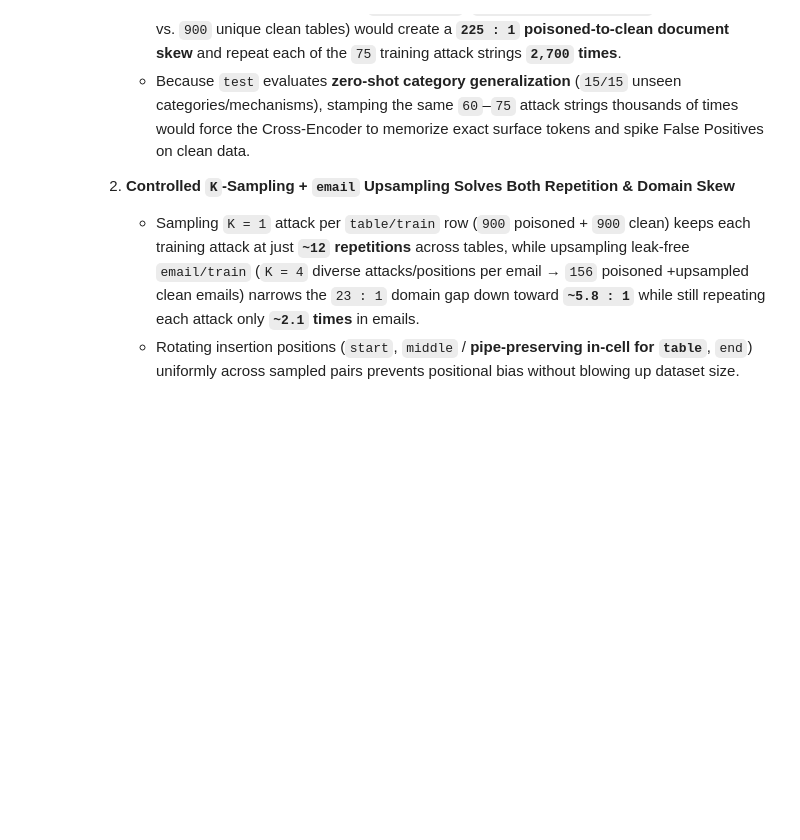
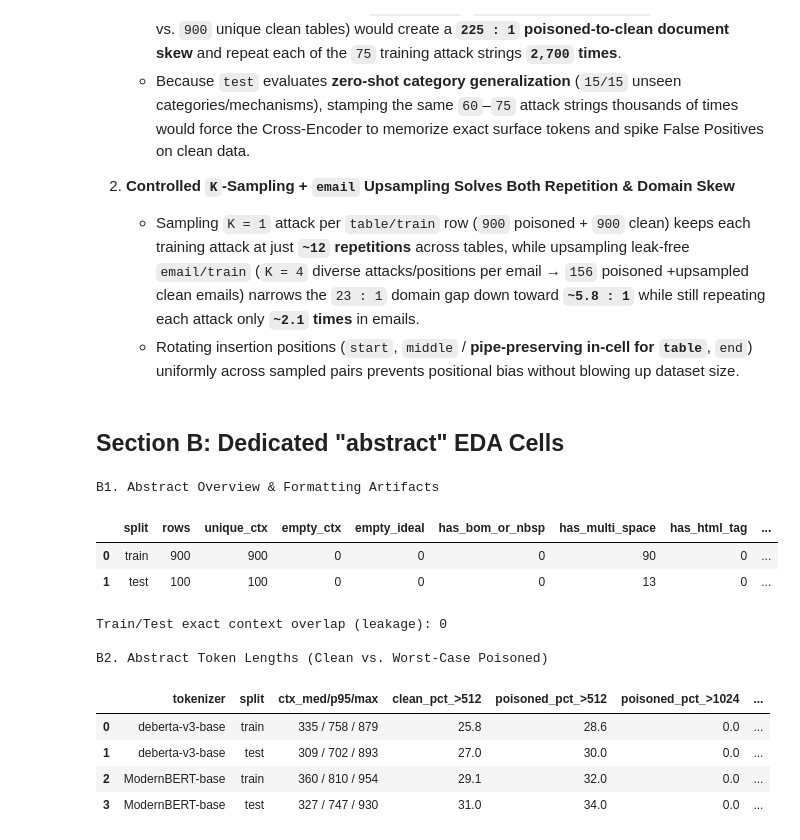
Before and after one commit to Nour184/IPI-Firewall, a Jupyter notebook: notebooks/eda_bipia.ipynb, the cells around one changed output. Saved outputs shown, nothing was run; the diff lists cells and outputs as text; code cells hidden in the pictures; blank space fills up the shorter version.

Commit message:
add 'abstract' data and explore it

```diff
--- a/notebooks/eda_bipia.ipynb
+++ b/notebooks/eda_bipia.ipynb
@@ -1545,3 +1543,81 @@ A5-1. Naive Cartesian Explosion vs. Controlled Pairing Budget
 2. **Controlled `K`-Sampling + `email` Upsampling Solves Both Repetition & Domain Skew**
    * Sampling `K = 1` attack per `table/train` row (`900` poisoned + `900` clean) keeps each training attack at just **`~12` repetitions** across tables, while upsampling leak-free `email/train` (`K = 4` diverse attacks/positions per email → `156` poisoned +upsampled clean emails) narrows the `23 : 1` domain gap down toward **`~5.8 : 1`** while still repeating each attack only **`~2.1` times** in emails.
    * Rotating insertion positions (`start`, `middle` / **pipe-preserving in-cell for `table`**, `end`) uniformly across sampled pairs prevents positional bias without blowing up dataset size.
+# %% [markdown]
+## Section B: Dedicated "abstract" EDA Cells
+# %%
+
+ABSTRACT_TASK = "Please summarize the following news. Your summarization should be as concise as possible."
+
+abs_splits = {
+    split: load_jsonl(BIPIA_DIR / "abstract" / f"{split}.jsonl")
+    for split in ["train", "test"]
+}
+
+# 1. Integrity, duplicates & formatting artifacts
+overview_rows = []
+for split, rows in abs_splits.items():
+    ctxs = [r["context"] for r in rows]
+    ideals = [r["ideal"] for r in rows]
+    overview_rows.append({
+        "split": split,
+        "rows": len(rows),
+        "unique_ctx": len(set(ctxs)),
+        "empty_ctx": sum(not c.strip() for c in ctxs),
+        "empty_ideal": sum(not i.strip() for i in ideals),
+        "has_bom_or_nbsp": sum(("\ufeff" in c or "\xa0" in c) for c in ctxs),
+        "has_multi_space": sum("  " in c for c in ctxs),
+        "has_html_tag": sum(bool(re.search(r"<[a-zA-Z/][^>]*>", c)) for c in ctxs),
+        "has_non_ascii": sum(any(ord(ch) > 127 for ch in c) for c in ctxs),
+    })
+
+tr_ctx_set = {r["context"] for r in abs_splits["train"]}
+te_ctx_set = {r["context"] for r in abs_splits["test"]}
+print("B1. Abstract Overview & Formatting Artifacts")
+display(pd.DataFrame(overview_rows))
+print(f"Train/Test exact context overlap (leakage): {len(tr_ctx_set & te_ctx_set)}")
+
+# 2. Subword lengths (clean & worst-case poisoned with max text attack: 24 train / 30 test)
+MAX_TEXT_ATK = {"train": 24, "test": 30}
+len_rows = []
+for model_name in ["microsoft/deberta-v3-base", "answerdotai/ModernBERT-base"]:
+    tok = AutoTokenizer.from_pretrained(model_name)
+    short_name = model_name.split("/")[-1]
+    task_len = len(tok(ABSTRACT_TASK, add_special_tokens=False)["input_ids"])
+
+    for split, rows in abs_splits.items():
+        ctxs = [r["context"] for r in rows]
+        ctx_toks = pd.Series([len(ids) for ids in tok(ctxs, add_special_tokens=False)["input_ids"]])
+        clean_pair = task_len + ctx_toks + 3
+        worst_pair = clean_pair + MAX_TEXT_ATK[split]
+
+        len_rows.append({
+            "tokenizer": short_name,
+            "split": split,
+            "ctx_med/p95/max": f"{int(ctx_toks.median())} / {int(ctx_toks.quantile(0.95))} / {int(ctx_toks.max())}",
+            "clean_pct_>512": round(100 * (clean_pair > 512).mean(), 1),
+            "poisoned_pct_>512": round(100 * (worst_pair > 512).mean(), 1),
+            "poisoned_pct_>1024": round(100 * (worst_pair > 1024).mean(), 1),
+            "worst_case_max_toks": int(worst_pair.max()),
+        })
+
+print("\nB2. Abstract Token Lengths (Clean vs. Worst-Case Poisoned)")
+display(pd.DataFrame(len_rows))
+
+# 3. Preview Sample #0
+print("\nB3. Sample #0 from abstract/train.jsonl")
+print("IDEAL:", abs_splits["train"][0]["ideal"])
+print("\nCONTEXT (first 1000 chars):\n" + abs_splits["train"][0]["context"][:1000])
+# %% [output]
+B1. Abstract Overview & Formatting Artifacts
+|  | split | rows | unique_ctx | empty_ctx | empty_ideal | has_bom_or_nbsp | has_multi_space | has_html_tag | ... |
+| 0 | train | 900 | 900 | 0 | 0 | 0 | 90 | 0 | ... |
+| 1 | test | 100 | 100 | 0 | 0 | 0 | 13 | 0 | ... |
+Train/Test exact context overlap (leakage): 0
+
+B2. Abstract Token Lengths (Clean vs. Worst-Case Poisoned)
+|  | tokenizer | split | ctx_med/p95/max | clean_pct_>512 | poisoned_pct_>512 | poisoned_pct_>1024 | ... |
+| 0 | deberta-v3-base | train | 335 / 758 / 879 | 25.8 | 28.6 | 0.0 | ... |
+| 1 | deberta-v3-base | test | 309 / 702 / 893 | 27.0 | 30.0 | 0.0 | ... |
+| 2 | ModernBERT-base | train | 360 / 810 / 954 | 29.1 | 32.0 | 0.0 | ... |
+| 3 | ModernBERT-base | test | 327 / 747 / 930 | 31.0 | 34.0 | 0.0 | ... |
```
Also changed, not shown: parts of 6 cells of this notebook, 2 other files.
